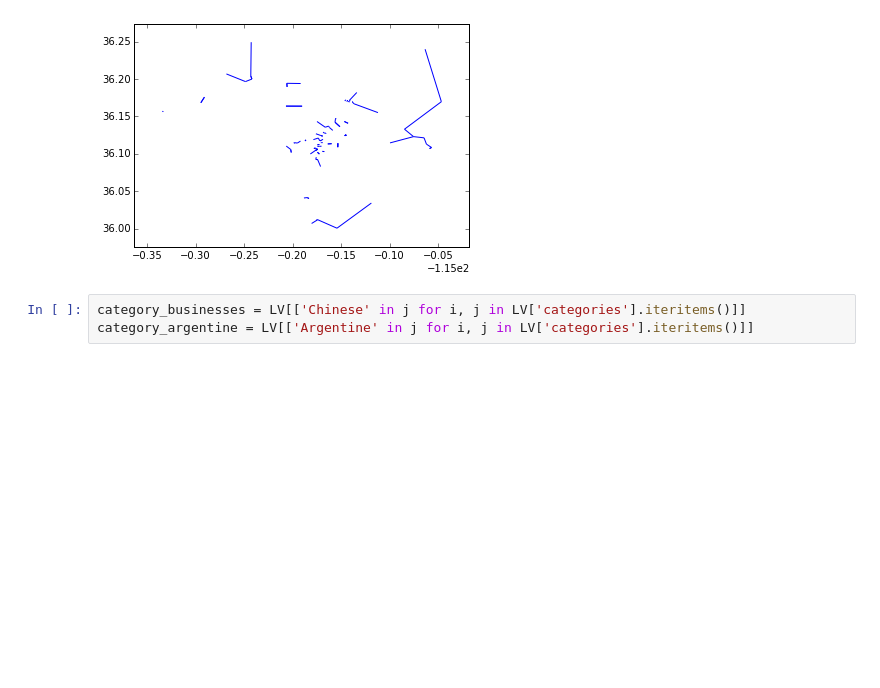
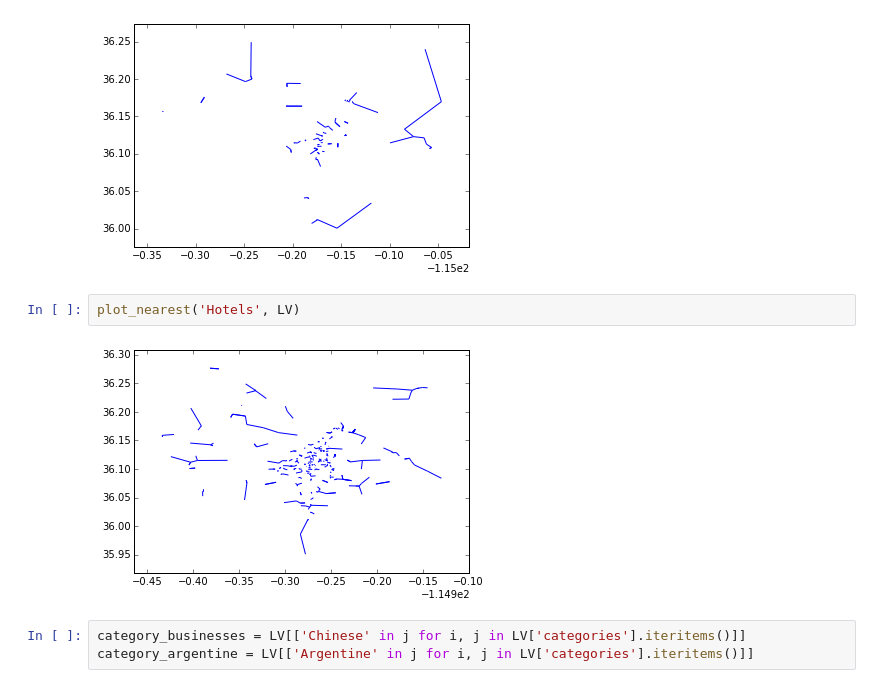
Before and after one commit to drsaltiel/GA_final, a Jupyter notebook: exploration.ipynb, the cells around one changed output. Drawn from its saved outputs; the diff is of its cells as text; blank space fills up the shorter version.

```diff
--- a/exploration.ipynb
+++ b/exploration.ipynb
@@ -471,6 +473,10 @@ plot_nearest('Chinese', LV)
 plot_nearest('Casinos', LV)
 # %% [output]
 [figure]
+# %%
+plot_nearest('Hotels', LV)
+# %% [output]
+[figure, added]
 # %%
 category_businesses = LV[['Chinese' in j for i, j in LV['categories'].iteritems()]]
 category_argentine = LV[['Argentine' in j for i, j in LV['categories'].iteritems()]]
```
Also changed, not shown: parts of 1 cell of this notebook.
